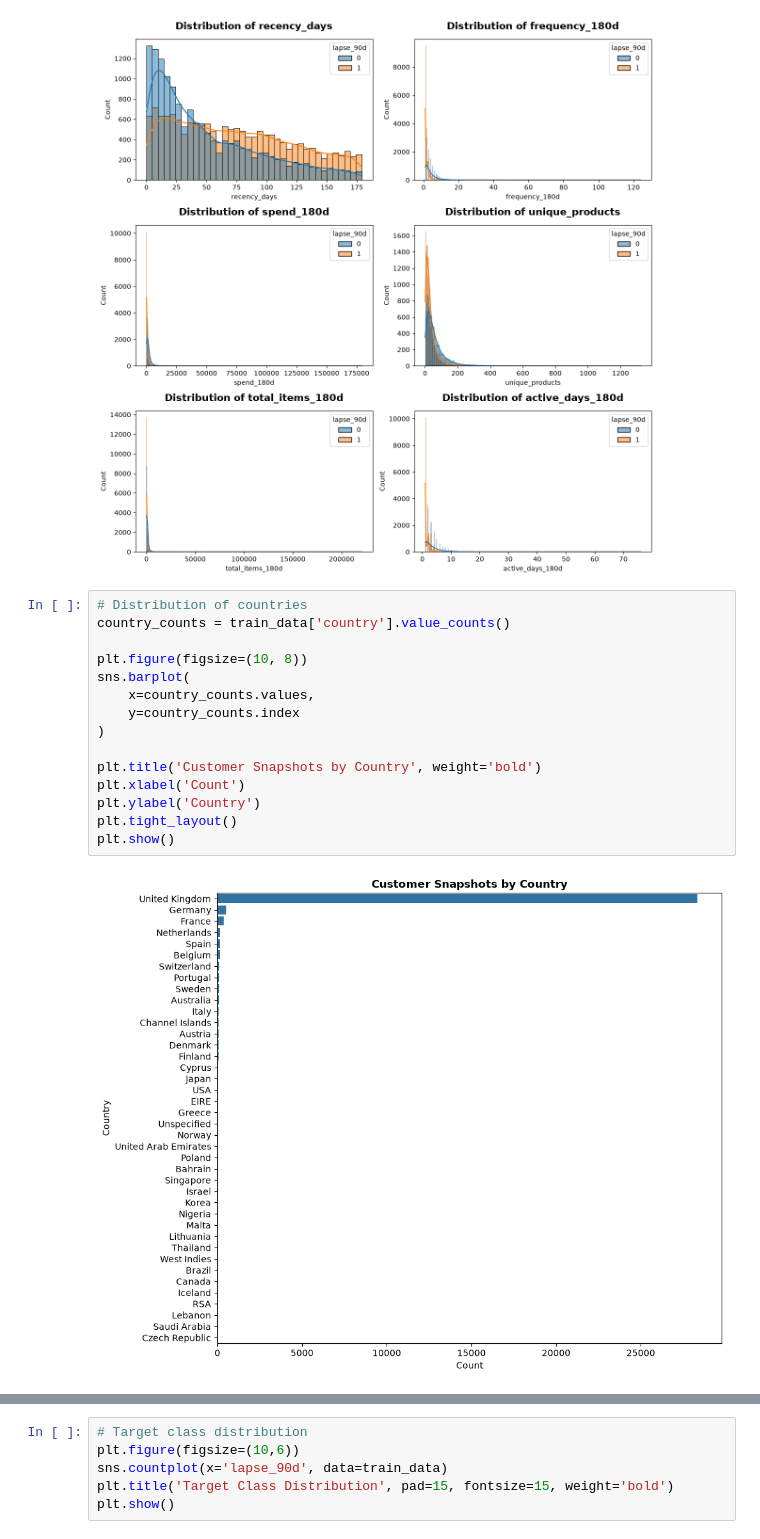
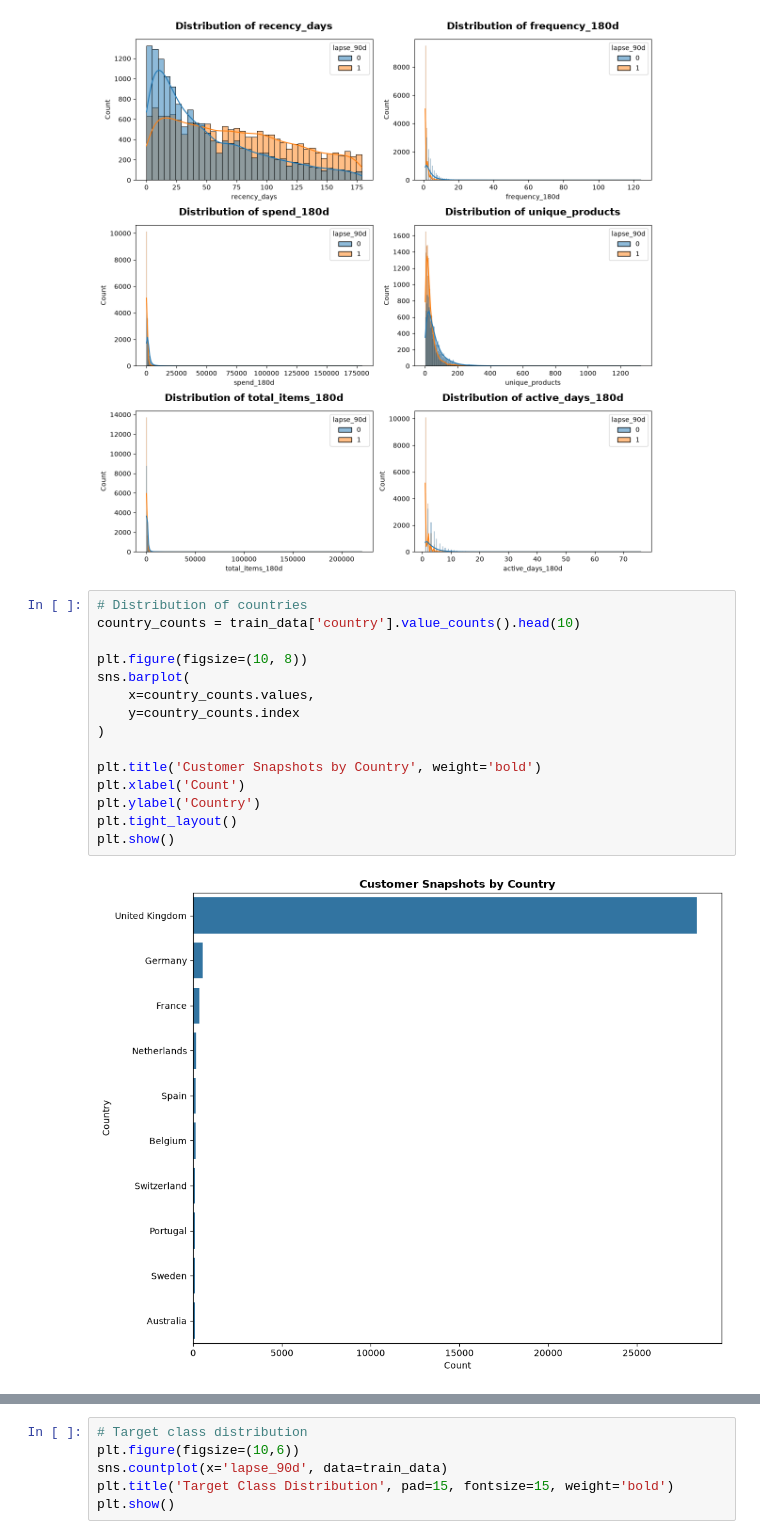
Before and after one commit to Amila-codes/Customer-Purchase-Behavior-Prediction, a Jupyter notebook: notebooks/classification_capstone_final.ipynb, the cells around one changed output, grey strips where cells are left out. Cells and saved outputs as stored; diff of their text form.

```diff
--- a/notebooks/classification_capstone_final.ipynb
+++ b/notebooks/classification_capstone_final.ipynb
@@ -944,18 +989,18 @@ plt.show()
 [figure]
 # %%
 # Distribution of countries
-country_counts = train_data['country'].value_counts()
+country_counts = train_data['country'].value_counts().head(10)
 
 plt.figure(figsize=(10, 8))
 sns.barplot(
     x=country_counts.values,
     y=country_counts.index
 )
 
 plt.title('Customer Snapshots by Country', weight='bold')
 plt.xlabel('Count')
 plt.ylabel('Country')
 plt.tight_layout()
 plt.show()
 # %% [output]
-[figure, old version]
+[figure, new version]
```
Also changed, not shown: parts of 12 cells of this notebook.
